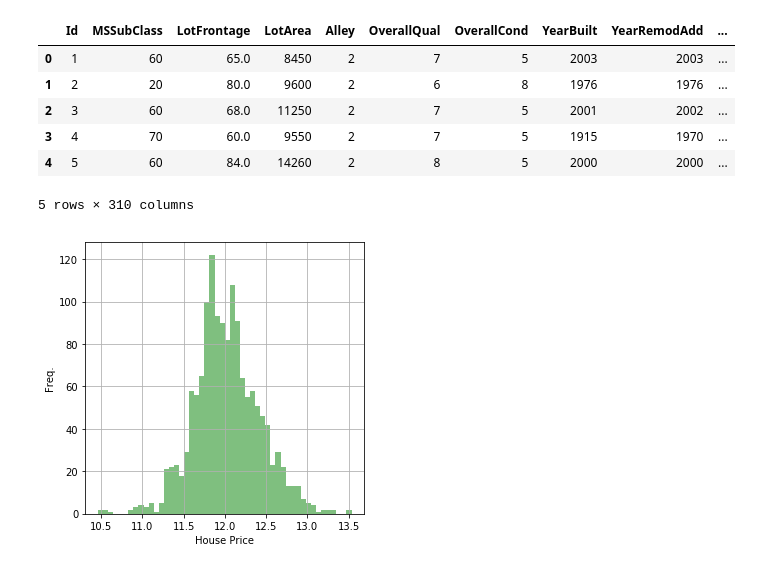
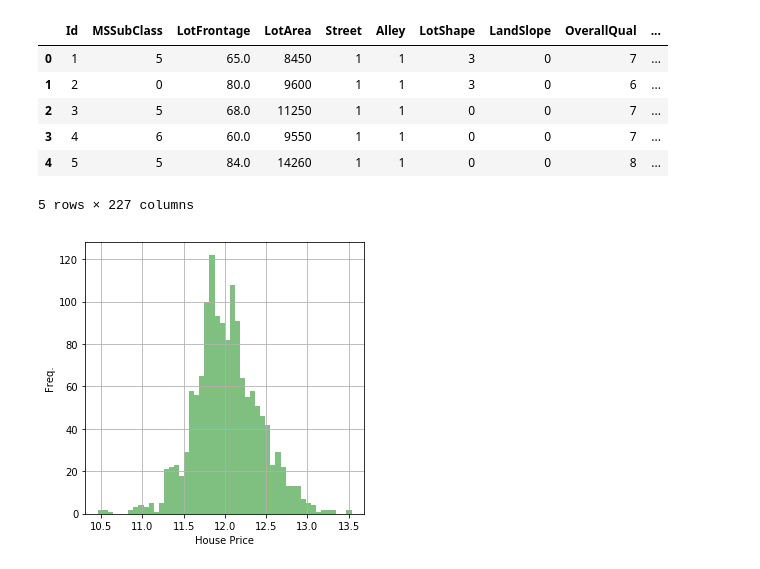
Before and after one commit to michaelmunje/Kaggle-House-Prices, a Jupyter notebook: Exploration.ipynb, the cells around one changed output. Saved outputs shown, nothing was run; the diff lists cells and outputs as text; code cells hidden in the pictures.

```diff
--- a/Exploration.ipynb
+++ b/Exploration.ipynb
@@ -1,15 +1,16 @@
 # %%
 import pandas as pd
-df = pd.read_csv('clean_data.csv')
+from mikes_utils import *
+df = pd.read_csv('clean_train.csv')
 df.head()
 # %% [output]
-|  | Id | MSSubClass | LotFrontage | LotArea | Alley | OverallQual | OverallCond | YearBuilt | YearRemodAdd | ... |
-| 0 | 1 | 60 | 65.0 | 8450 | 2 | 7 | 5 | 2003 | 2003 | ... |
-| 1 | 2 | 20 | 80.0 | 9600 | 2 | 6 | 8 | 1976 | 1976 | ... |
-| 2 | 3 | 60 | 68.0 | 11250 | 2 | 7 | 5 | 2001 | 2002 | ... |
-| 3 | 4 | 70 | 60.0 | 9550 | 2 | 7 | 5 | 1915 | 1970 | ... |
-| 4 | 5 | 60 | 84.0 | 14260 | 2 | 8 | 5 | 2000 | 2000 | ... |
+|  | Id | MSSubClass | LotFrontage | LotArea | Street | Alley | LotShape | LandSlope | OverallQual | ... |
+| 0 | 1 | 5 | 65.0 | 8450 | 1 | 1 | 3 | 0 | 7 | ... |
+| 1 | 2 | 0 | 80.0 | 9600 | 1 | 1 | 3 | 0 | 6 | ... |
+| 2 | 3 | 5 | 68.0 | 11250 | 1 | 1 | 0 | 0 | 7 | ... |
+| 3 | 4 | 6 | 60.0 | 9550 | 1 | 1 | 0 | 0 | 7 | ... |
+| 4 | 5 | 5 | 84.0 | 14260 | 1 | 1 | 0 | 0 | 8 | ... |
-5 rows × 310 columns
+5 rows × 227 columns
 # %%
 from matplotlib import pyplot as plt
 import numpy as np
```
Also changed, not shown: parts of 16 cells of this notebook, 3 other files.
